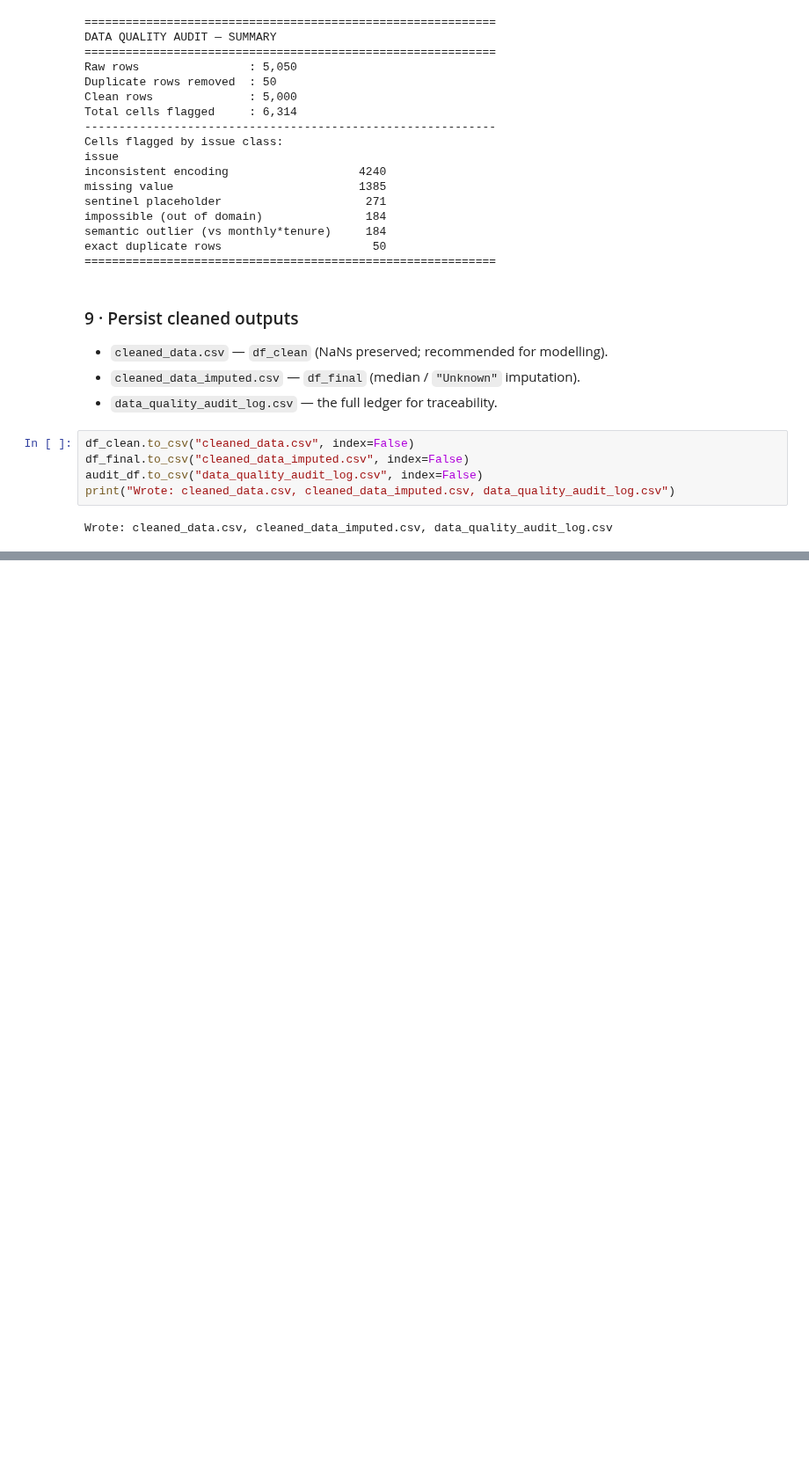
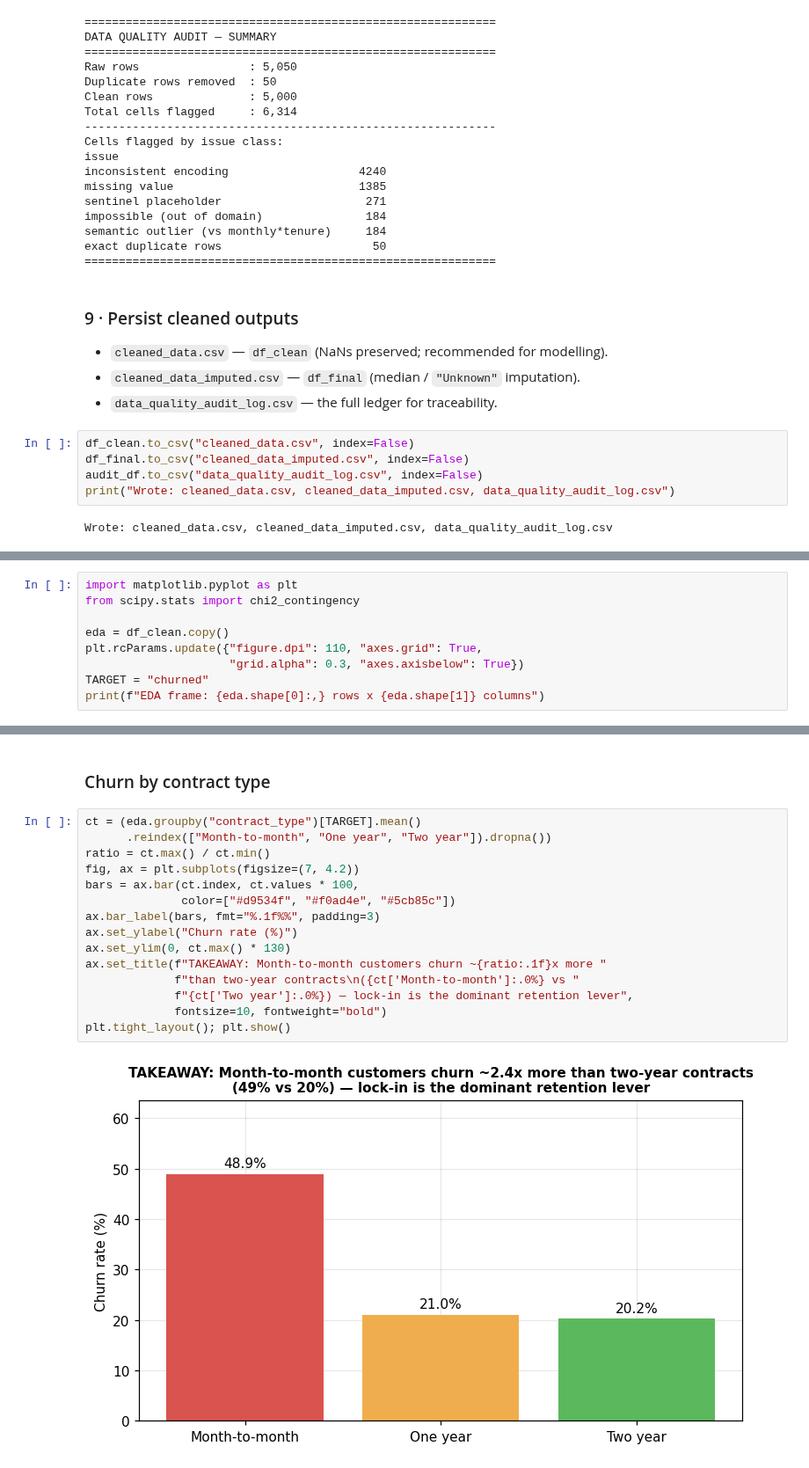
Before and after one commit to afsalbadarudeen/AI-ML-Assessment, a Jupyter notebook: teleconnect_assessment.ipynb, the cells around one changed output, grey strips where cells are left out. Shown at 88% size. Cells and saved outputs as stored; diff of their text form; blank space fills up the shorter version.

```diff
--- a/teleconnect_assessment.ipynb
+++ b/teleconnect_assessment.ipynb
@@ -543,0 +552,9 @@ Wrote: cleaned_data.csv, cleaned_data_imputed.csv, data_quality_audit_log.csv
+# %%
+import matplotlib.pyplot as plt
+from scipy.stats import chi2_contingency
+
+eda = df_clean.copy()
+plt.rcParams.update({"figure.dpi": 110, "axes.grid": True,
+                     "grid.alpha": 0.3, "axes.axisbelow": True})
+TARGET = "churned"
+print(f"EDA frame: {eda.shape[0]:,} rows x {eda.shape[1]} columns")
@@ -543,0 +688,19 @@ Wrote: cleaned_data.csv, cleaned_data_imputed.csv, data_quality_audit_log.csv
+# %% [markdown]
+### Churn by contract type
+# %%
+ct = (eda.groupby("contract_type")[TARGET].mean()
+      .reindex(["Month-to-month", "One year", "Two year"]).dropna())
+ratio = ct.max() / ct.min()
+fig, ax = plt.subplots(figsize=(7, 4.2))
+bars = ax.bar(ct.index, ct.values * 100,
+              color=["#d9534f", "#f0ad4e", "#5cb85c"])
+ax.bar_label(bars, fmt="%.1f%%", padding=3)
+ax.set_ylabel("Churn rate (%)")
+ax.set_ylim(0, ct.max() * 130)
+ax.set_title(f"TAKEAWAY: Month-to-month customers churn ~{ratio:.1f}x more "
+             f"than two-year contracts\n({ct['Month-to-month']:.0%} vs "
+             f"{ct['Two year']:.0%}) — lock-in is the dominant retention lever",
+             fontsize=10, fontweight="bold")
+plt.tight_layout(); plt.show()
+# %% [output]
+[figure, added]
```
Also changed, not shown: parts of 35 cells of this notebook, 2 other files.
